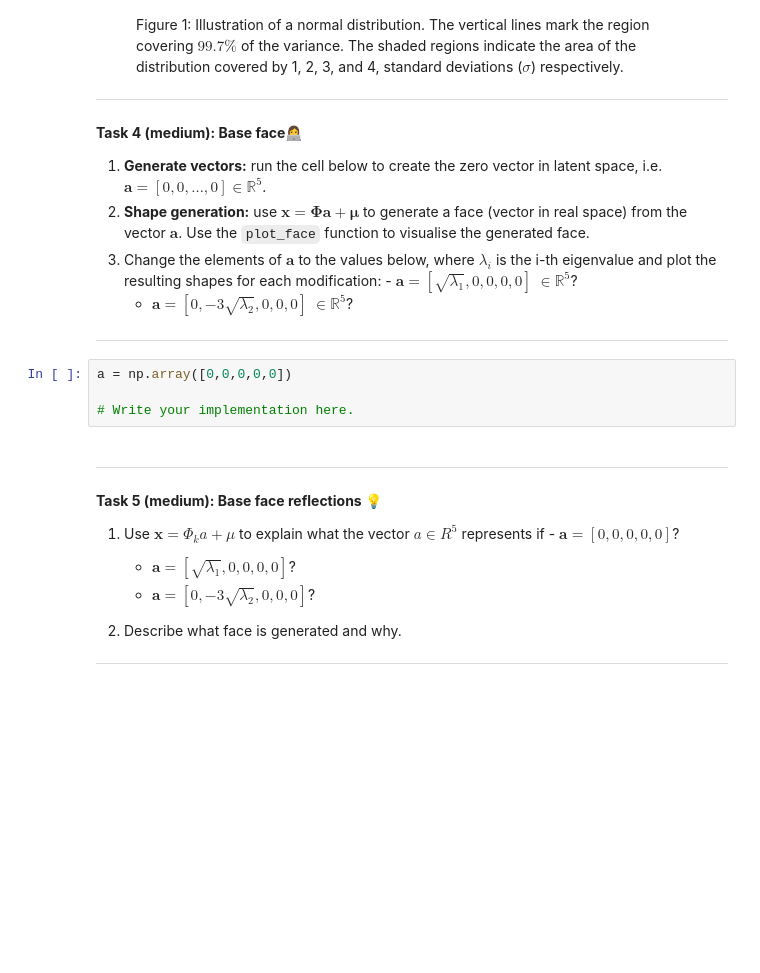
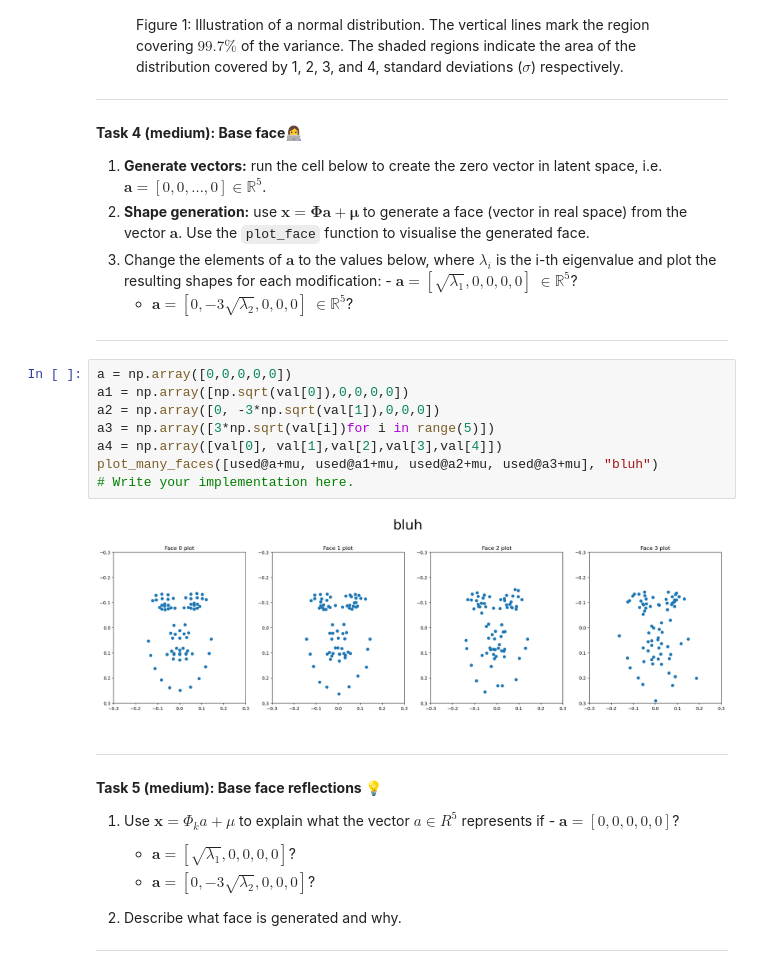
Before and after one commit to AlbertRossJoh/iml_project_2025, a Jupyter notebook: W12/02-shape_generation.ipynb, the cells around one changed output. Cells and saved outputs as stored; diff of their text form; blank space fills up the shorter version.

```diff
--- a/W12/02-shape_generation.ipynb
+++ b/W12/02-shape_generation.ipynb
@@ -310,8 +311,14 @@ area of the distribution covered by 1, 2, 3, and 4, standard deviations
 ---
 # %%
 a = np.array([0,0,0,0,0])
-
+a1 = np.array([np.sqrt(val[0]),0,0,0,0])
+a2 = np.array([0, -3*np.sqrt(val[1]),0,0,0])
+a3 = np.array([3*np.sqrt(val[i])for i in range(5)])
+a4 = np.array([val[0], val[1],val[2],val[3],val[4]])
+plot_many_faces([used@a+mu, used@a1+mu, used@a2+mu, used@a3+mu], "bluh")
 # Write your implementation here.
+# %% [output]
+[figure, added]
 # %% [markdown]
 
 ---
```
Also changed, not shown: parts of 5 cells of this notebook.
